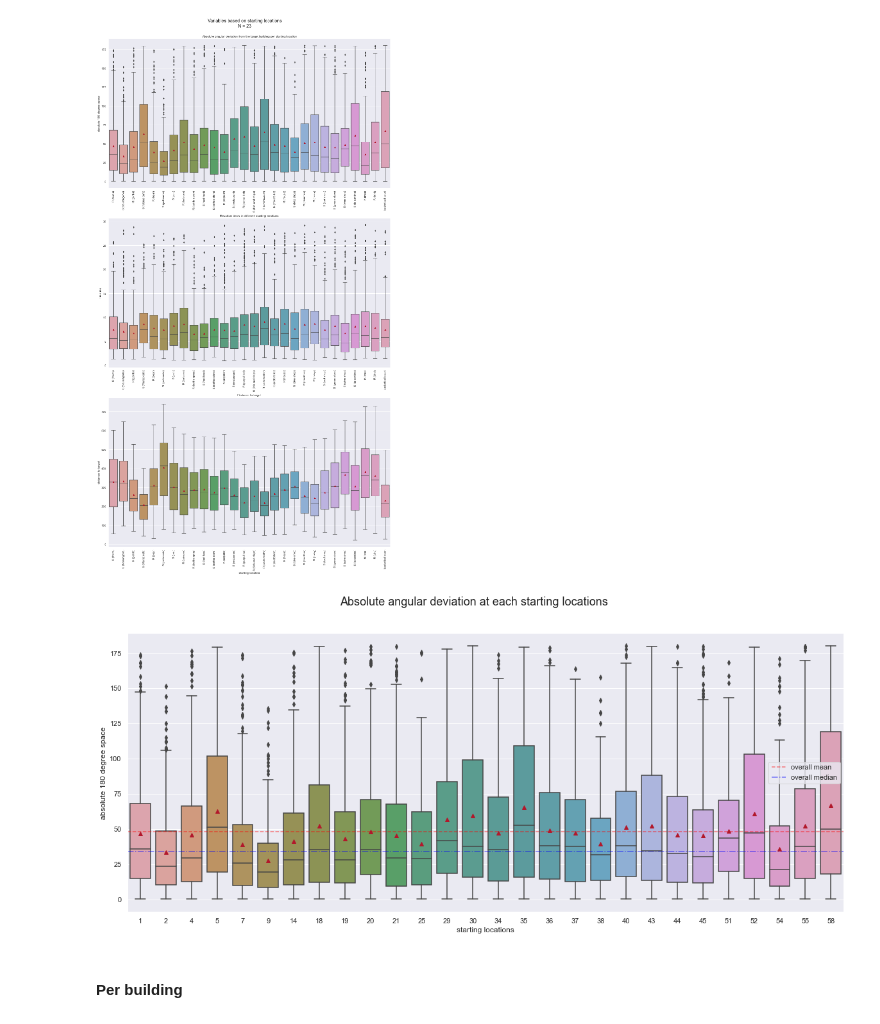
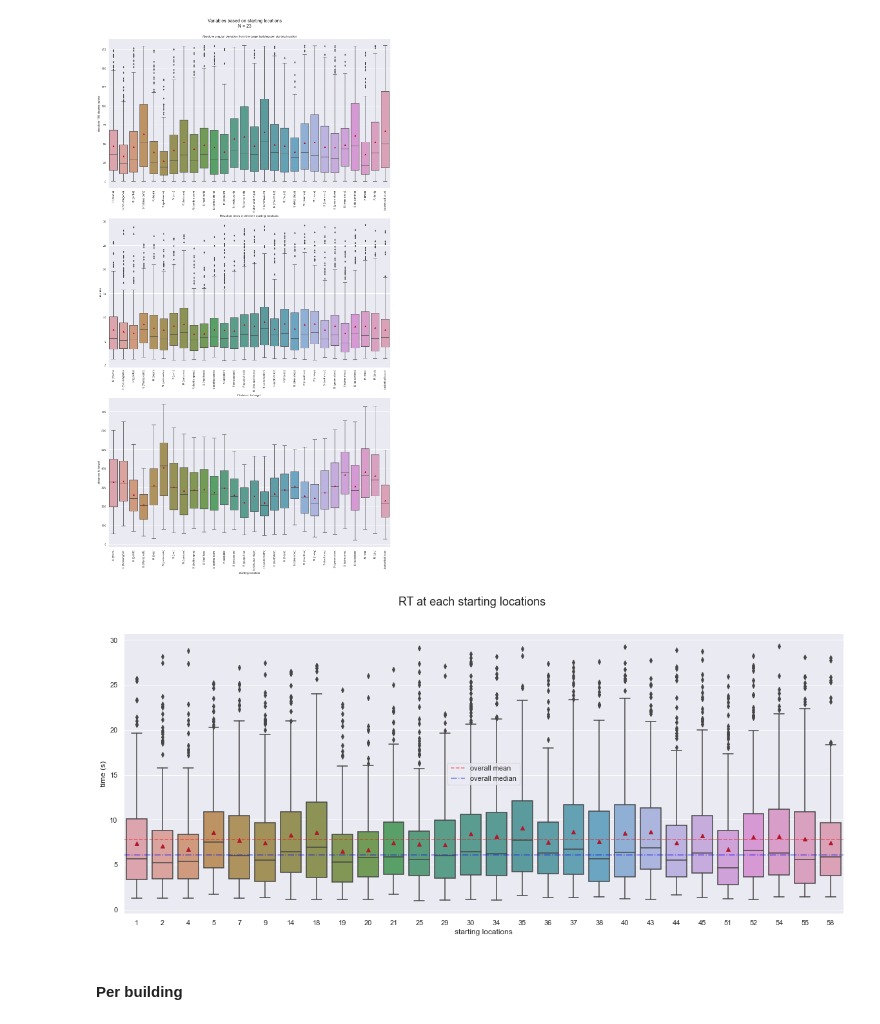
Before and after one commit to nora-maleki/humanA-pointing-task-analysis, a Jupyter notebook: analyses/01_main/02_descriptives.ipynb, the cells around one changed output. Saved outputs shown, nothing was run; the diff lists cells and outputs as text; code cells hidden in the pictures.

Commit message:
added a plot

```diff
--- a/analyses/01_main/02_descriptives.ipynb
+++ b/analyses/01_main/02_descriptives.ipynb
@@ -452,52 +452,54 @@ plt.show()
 fig, axes = plt.subplots(nrows=1, ncols=1, figsize = (20, 8))
 
 df = df_cleaned.sort_values('starting_loc_id')
 
+# sns.boxplot(
+#     data=df,
+#     x='starting_loc_id',
+#     y='absolute_180_angles',
+#     orient='v',
+#     saturation=.5,
+#     showmeans = True,
+#     # ax=axes[0]
+# ).set(ylabel='absolute 180 degree space', xlabel='starting locations', title='')
+#
+# axes.axhline(y=np.mean(df.absolute_180_angles), color='r', ls='--', alpha=.5, label='overall mean')
+# axes.axhline(y=np.median(df.absolute_180_angles), color='b', ls='-.', alpha=.5, label='overall median')
+
 sns.boxplot(
     data=df,
     x='starting_loc_id',
-    y='absolute_180_angles',
+    y='RT',
     orient='v',
     saturation=.5,
     showmeans = True,
-    # ax=axes[0]
-).set(ylabel='absolute 180 degree space', xlabel='starting locations', title='')
+    # ax=axes[1]
+).set(xlabel='starting locations', ylabel='time (s)', title='')
 
-axes.axhline(y=np.mean(df.absolute_180_angles), color='r', ls='--', alpha=.5, label='overall mean')
-axes.axhline(y=np.median(df.absolute_180_angles), color='b', ls='-.', alpha=.5, label='overall median')
+axes.axhline(y=np.mean(df.RT), color='r', ls='--', alpha=.5, label='overall mean')
+axes.axhline(y=np.median(df.RT), color='b', ls='-.', alpha=.5, label='overall median')
 
-# sns.boxplot(
-#     data=df,
-#     x='starting_loc_name',
-#     y='RT',
-#     orient='v',
-#     saturation=.5,
-#     showmeans = True,
-#     ax=axes[1]
-# ).set(xlabel='', ylabel='time (s)', title='Reaction times in different starting locations')
-#
-#
 # sns.boxplot(
 #     data=df,
 #     x='starting_loc_name',
 #     y='distance_to_target',
 #     orient='v',
 #     saturation=.5,
 #     showmeans = True,
 #     ax=axes[2]
 # ).set(title='Distance to target' , xlabel='starting location', ylabel='distance to target')
 
 # for ax in axes.flat:
 # axes.set_xticklabels(axes.get_xticklabels(), rotation=90)
 
 # plt.xticks(rotation=90)
 plt.legend()
-plt.suptitle(t=f'Absolute angular deviation at each starting locations', size=18)
-plt.savefig(f'{PLOT_PATH}/angle_starting_locations_boxplot_{N}.png', bbox_inches='tight', dpi=90)
+plt.suptitle(t=f'RT at each starting locations', size=18)
+plt.savefig(f'{PLOT_PATH}/RT_starting_locations_boxplot_{N}.png', bbox_inches='tight', dpi=90)
 
 plt.show()
 # %% [output]
-[figure, old version]
+[figure, new version]
 # %% [markdown]
 #### Per building
 # %% [markdown]
```
Also changed, not shown: 1 other file.
